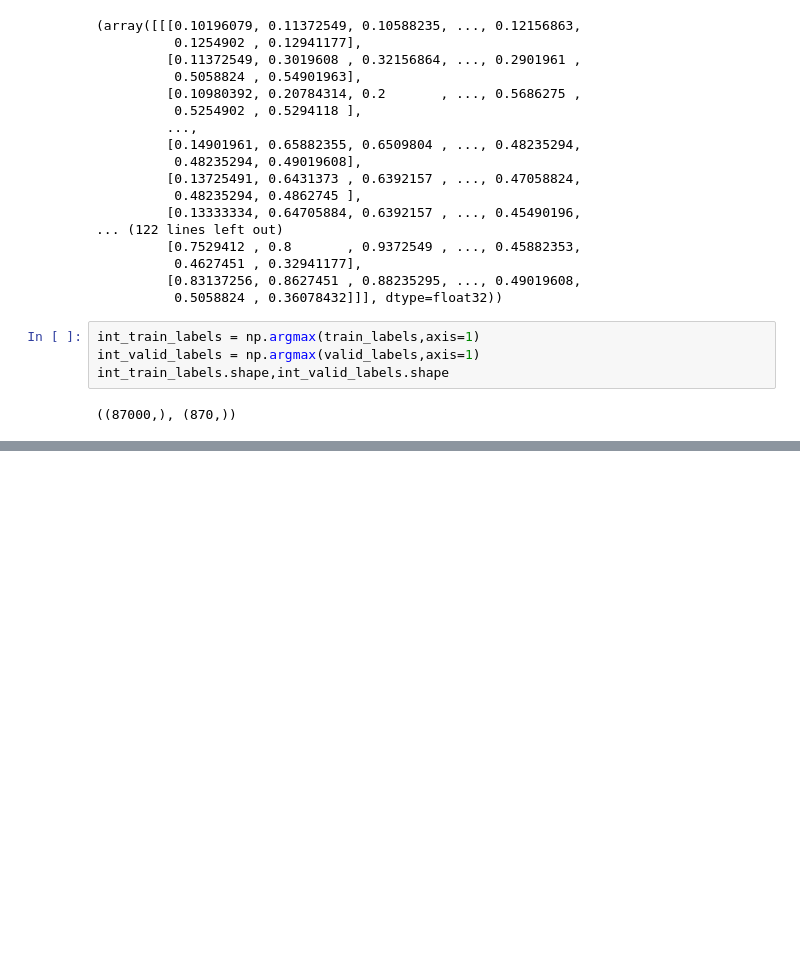
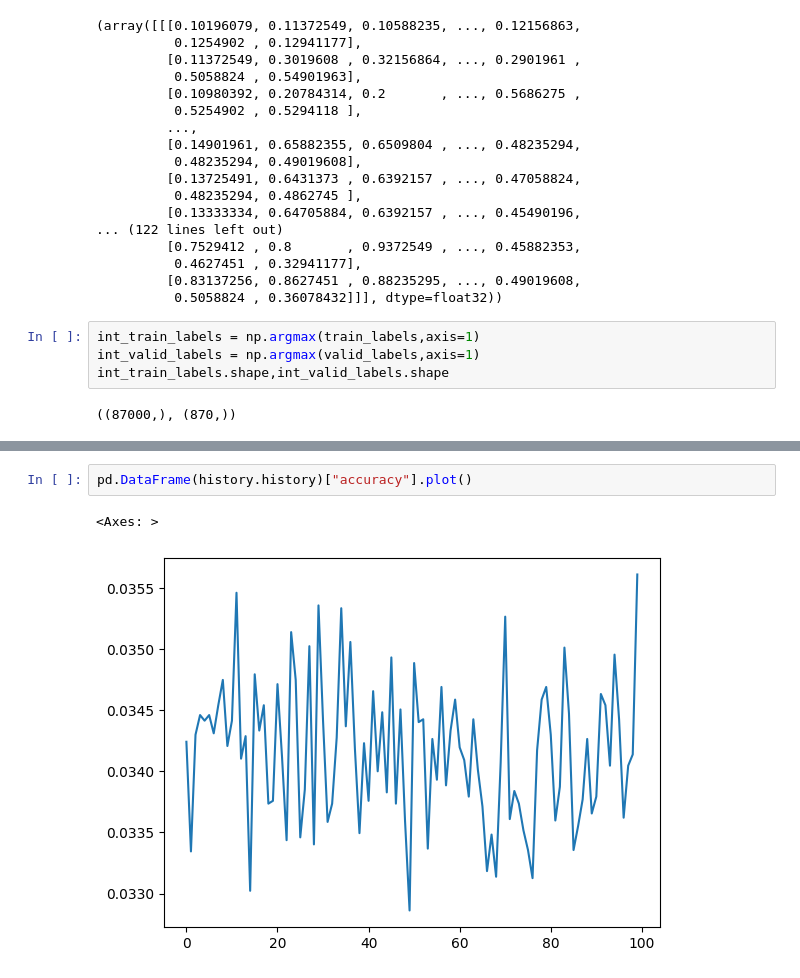
Before and after one commit to WiseObjective8/ASL_Keyboard, a Jupyter notebook: Model.ipynb, the cells around one changed output, grey strips where cells are left out. Cells and saved outputs as stored; diff of their text form; blank space fills up the shorter version.

```diff
--- a/Model.ipynb
+++ b/Model.ipynb
@@ -263,0 +200,5 @@ NameError: name 'history' is not defined
+# %%
+pd.DataFrame(history.history)["accuracy"].plot()
+# %% [output]
+<Axes: >
+[figure, added]
```
Also changed, not shown: parts of 19 cells of this notebook, 3 other files.
